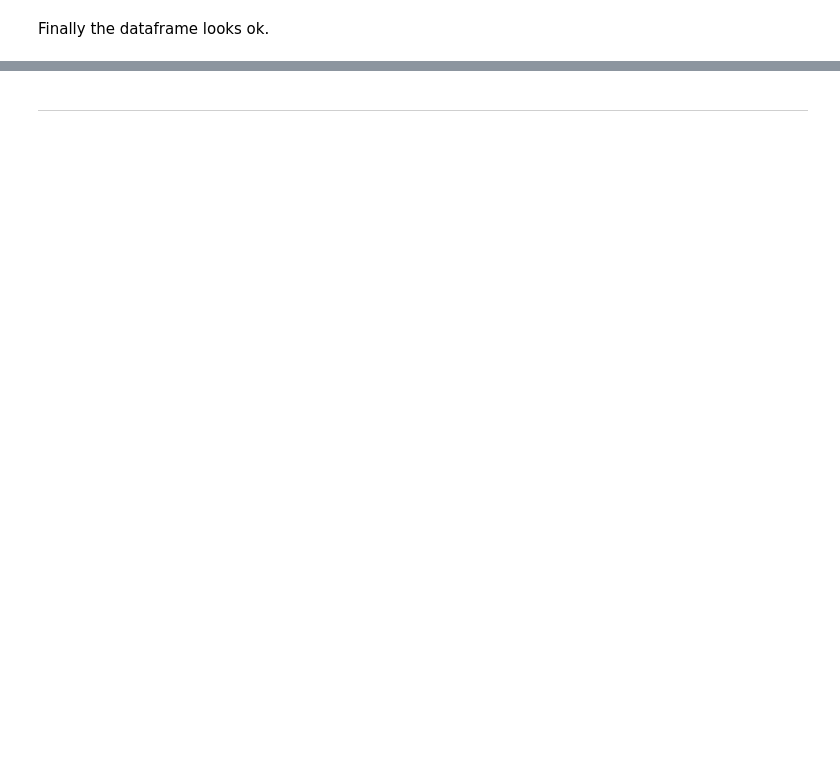
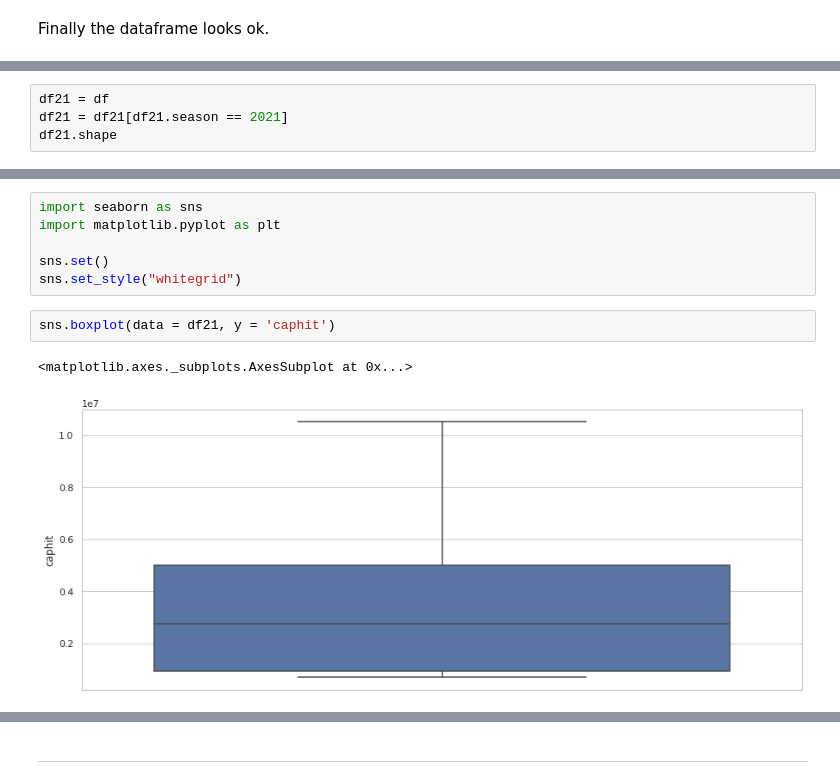
Before and after one commit to holezekki99/JODA2022, a Jupyter notebook: Goalie_salary_prediction.ipynb, the cells around one changed output, grey strips where cells are left out. Saved outputs shown, nothing was run; the diff lists cells and outputs as text; blank space fills up the shorter version.

```diff
--- a/Goalie_salary_prediction.ipynb
+++ b/Goalie_salary_prediction.ipynb
@@ -314,0 +321,4 @@ Finally the dataframe looks ok.
+# %%
+df21 = df
+df21 = df21[df21.season == 2021]
+df21.shape
@@ -314,0 +334,11 @@ Finally the dataframe looks ok.
+# %%
+import seaborn as sns
+import matplotlib.pyplot as plt
+
+sns.set()
+sns.set_style("whitegrid")
+# %%
+sns.boxplot(data = df21, y = 'caphit')
+# %% [output]
+<matplotlib.axes._subplots.AxesSubplot at 0x...>
+[figure, added]
```
Also changed, not shown: parts of 16 cells of this notebook.
